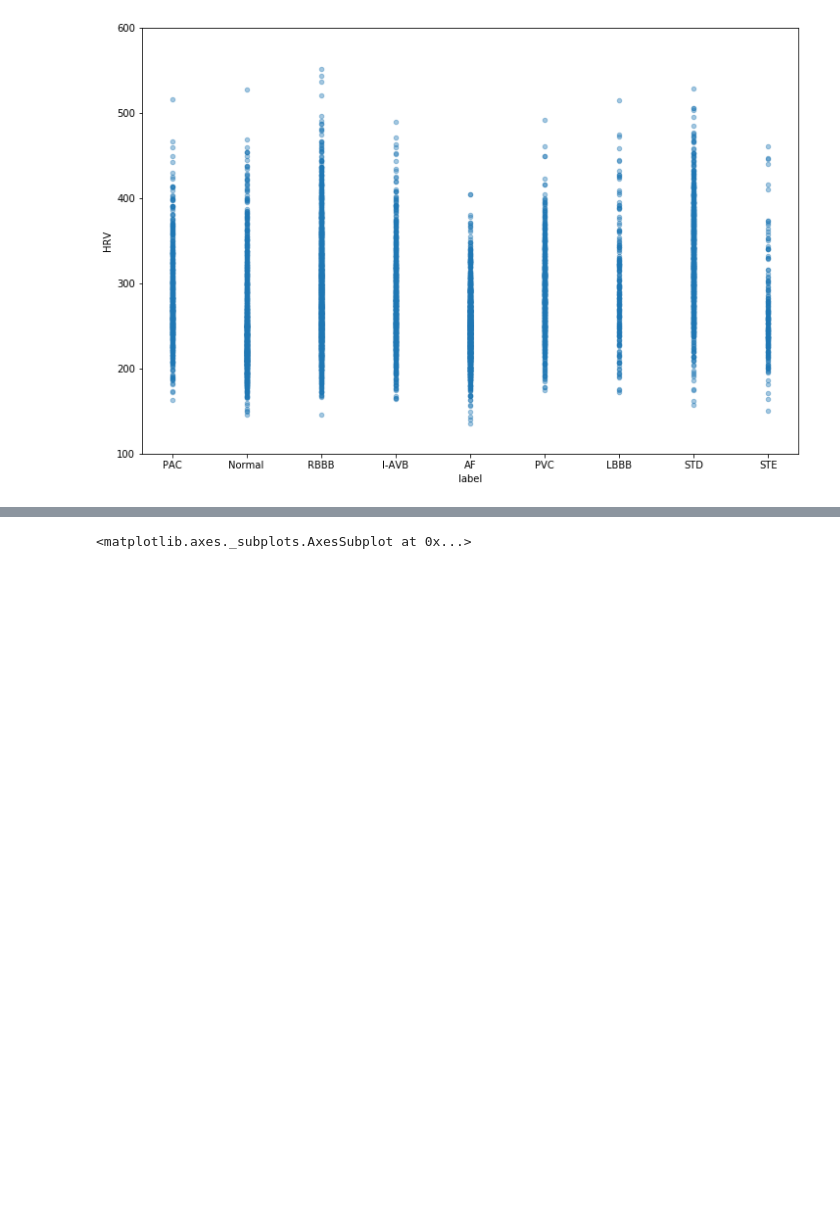
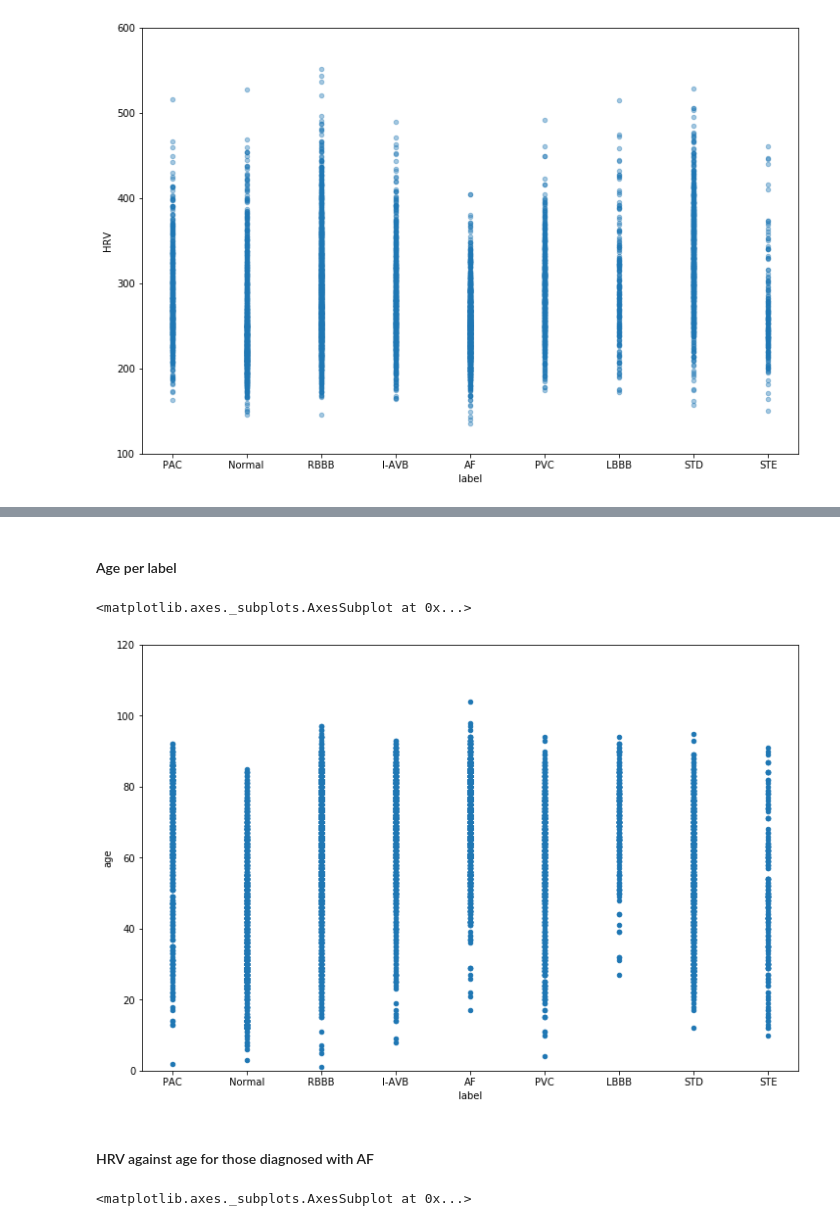
Before and after one commit to tomiambro/phys2020Classifier, a Jupyter notebook: af_detection.ipynb, the cells around one changed output, grey strips where cells are left out. Cells and saved outputs as stored; diff of their text form; code cells hidden in the pictures; blank space fills up the shorter version.

```diff
--- a/af_detection.ipynb
+++ b/af_detection.ipynb
@@ -87,3 +95,12 @@ df_raw.plot.scatter(x='label', y='mean_P_Peaks', ylim=[-200, 1000], figsize=(12,
+# %% [markdown]
+#### Age per label
+# %%
+df_raw.plot.scatter(x='label', y='age', ylim=[0, 120], figsize=(12,8))
+# %% [output]
+<matplotlib.axes._subplots.AxesSubplot at 0x...>
+[figure, added]
+# %% [markdown]
+#### HRV against age for those diagnosed with AF
 # %%
 df_raw[df_raw.loc[:, 'label'] == 'AF'].plot.scatter(x='age', y='HRV', alpha=0.4, figsize=(12,8))
 # %% [output]
```
Also changed, not shown: parts of 8 cells of this notebook, 1 other file.
